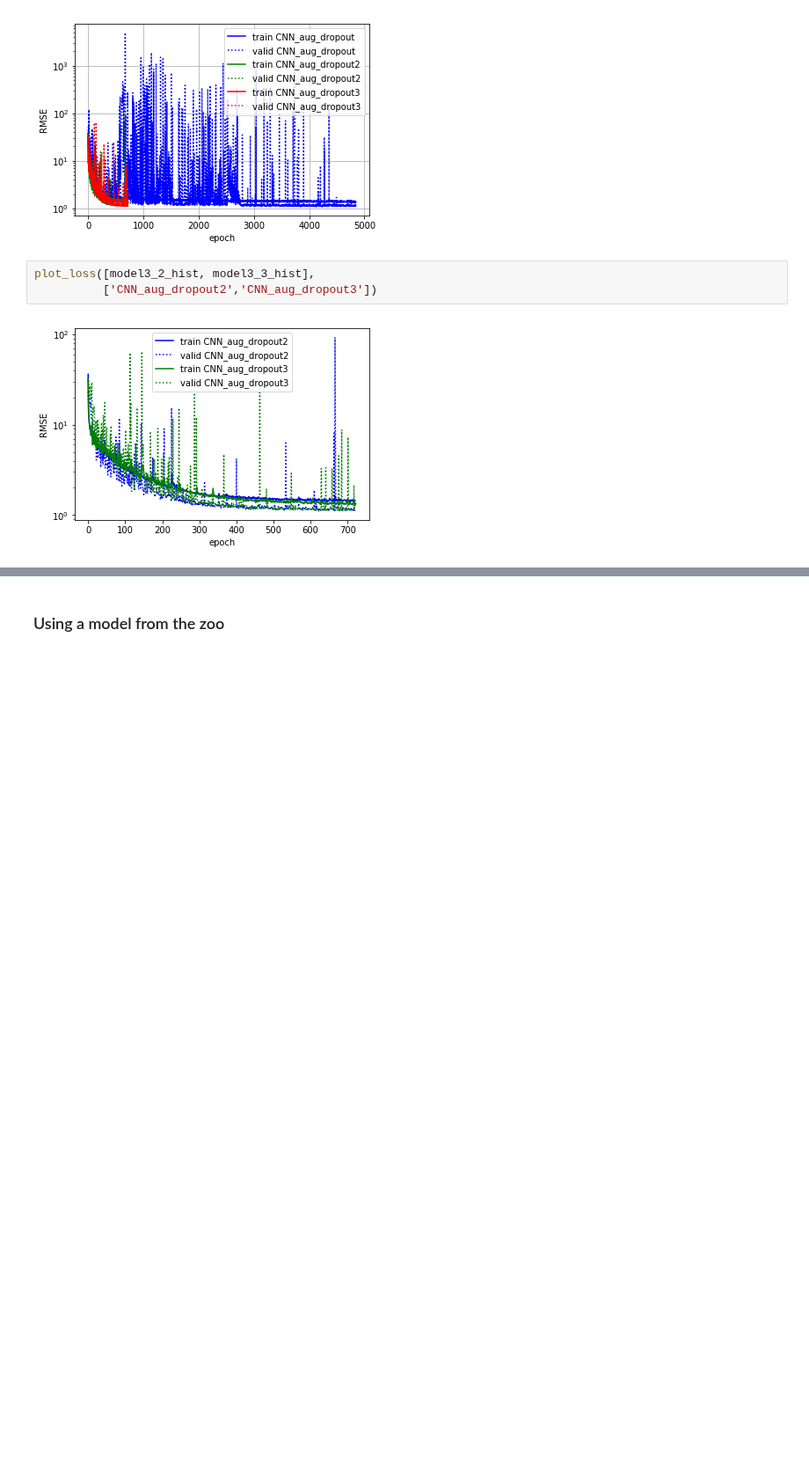
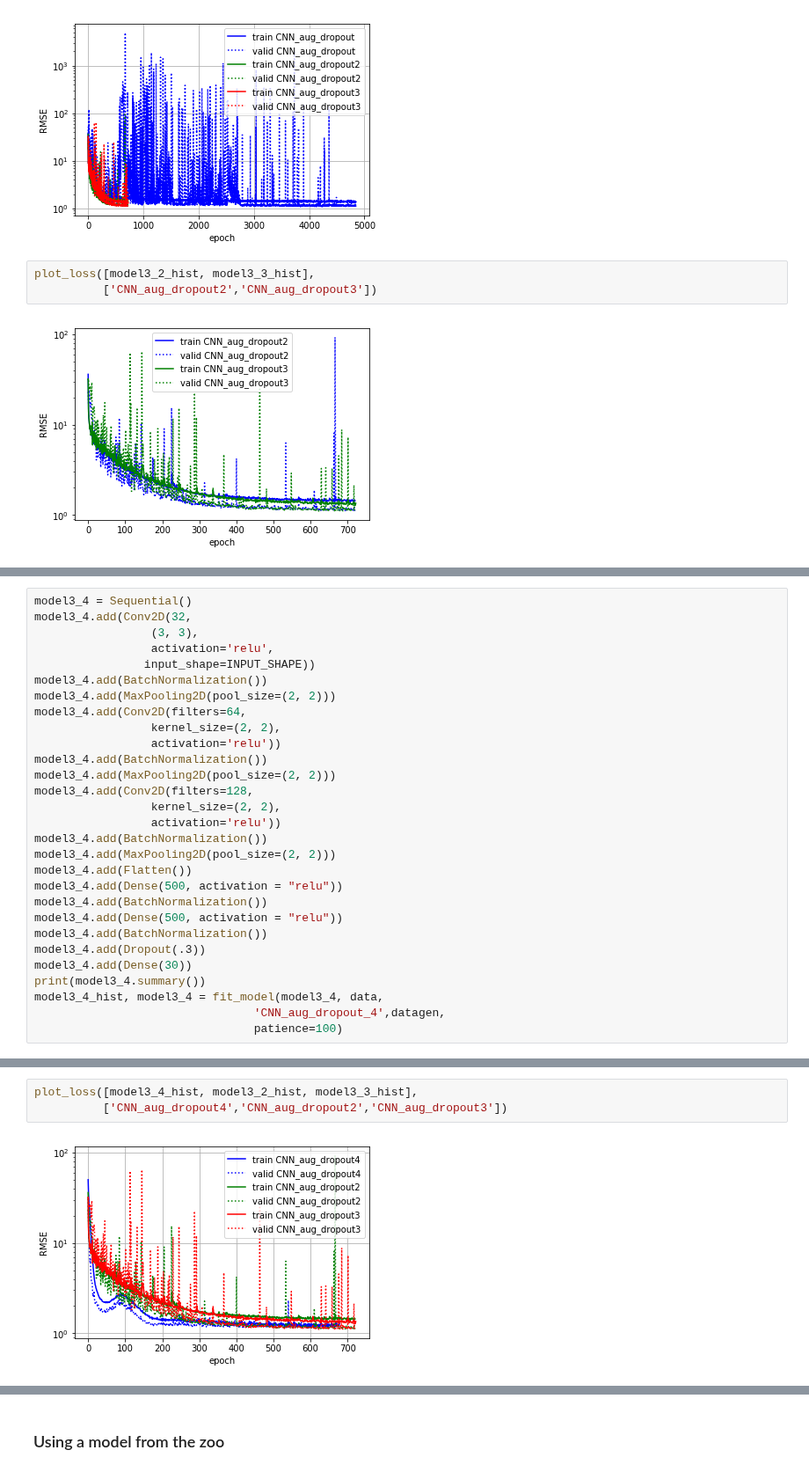
Before and after one commit to dvanlunen/facial-keypoints-NN, a Jupyter notebook: Facial Keypoints.ipynb, the cells around one changed output, grey strips where cells are left out. Shown at 88% size. Cells and saved outputs as stored; diff of their text form; blank space fills up the shorter version.

```diff
--- a/Facial Keypoints.ipynb
+++ b/Facial Keypoints.ipynb
@@ -560,0 +566,29 @@ plot_loss([model3_2_hist, model3_3_hist],
+# %%
+model3_4 = Sequential()
+model3_4.add(Conv2D(32,
+                 (3, 3),
+                 activation='relu',
+                input_shape=INPUT_SHAPE))
+model3_4.add(BatchNormalization())
+model3_4.add(MaxPooling2D(pool_size=(2, 2)))
+model3_4.add(Conv2D(filters=64,
+                 kernel_size=(2, 2),
+                 activation='relu'))
+model3_4.add(BatchNormalization())
+model3_4.add(MaxPooling2D(pool_size=(2, 2)))
+model3_4.add(Conv2D(filters=128,
+                 kernel_size=(2, 2),
+                 activation='relu'))
+model3_4.add(BatchNormalization())
+model3_4.add(MaxPooling2D(pool_size=(2, 2)))
+model3_4.add(Flatten())
+model3_4.add(Dense(500, activation = "relu"))
+model3_4.add(BatchNormalization())
+model3_4.add(Dense(500, activation = "relu"))
+model3_4.add(BatchNormalization())
+model3_4.add(Dropout(.3))
+model3_4.add(Dense(30))
+print(model3_4.summary())
+model3_4_hist, model3_4 = fit_model(model3_4, data,
+                                'CNN_aug_dropout_4',datagen,
+                                patience=100)
@@ -560,0 +613,5 @@ plot_loss([model3_2_hist, model3_3_hist],
+# %%
+plot_loss([model3_4_hist, model3_2_hist, model3_3_hist],
+          ['CNN_aug_dropout4','CNN_aug_dropout2','CNN_aug_dropout3'])
+# %% [output]
+[figure, added]
```
Also changed, not shown: parts of 20 cells of this notebook.
